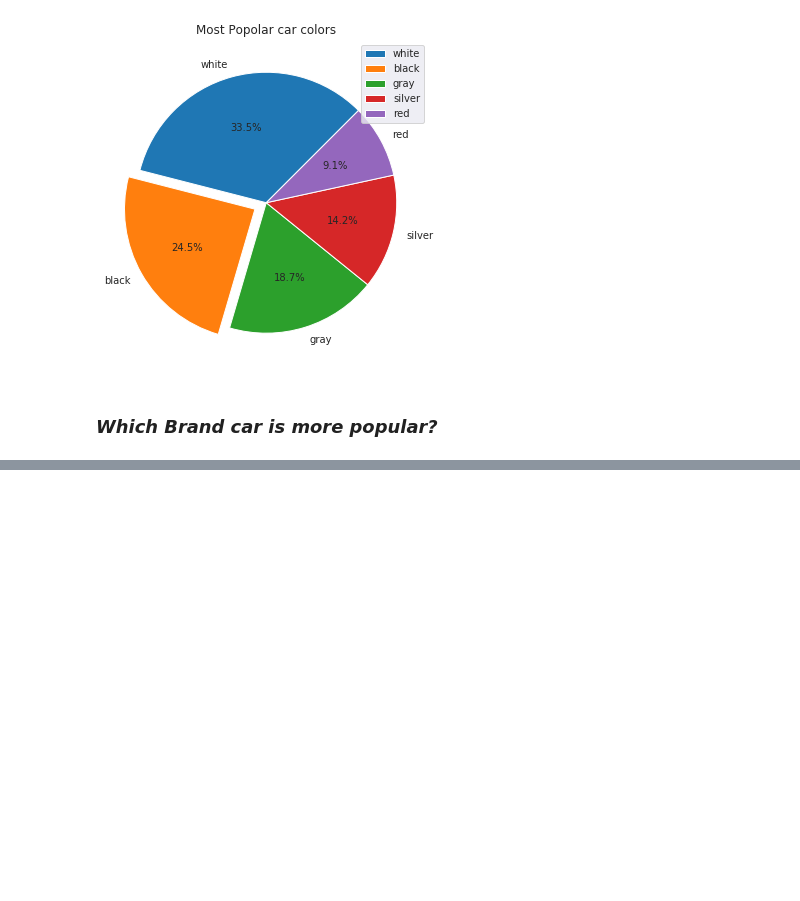
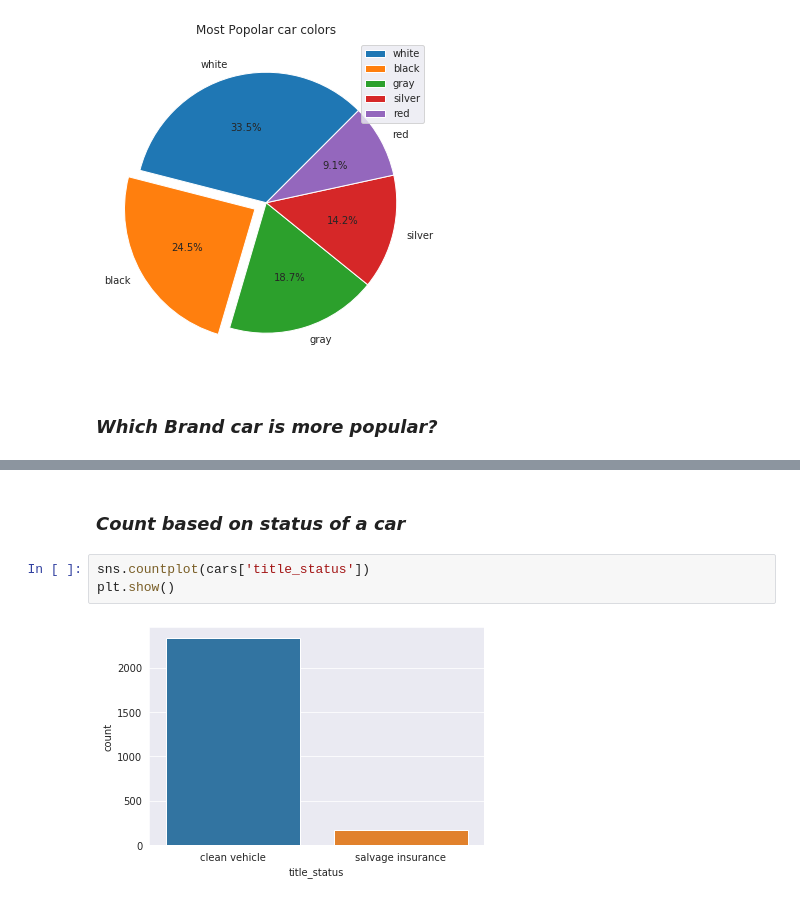
Before and after one commit to Dharani-Arumugam/PostGraduate-Diploma-DataScience, a Jupyter notebook: USA_Car_DatasetAnalysis/USA_CAR_Dataset_Visualization.ipynb, the cells around one changed output, grey strips where cells are left out. Drawn from its saved outputs; the diff is of its cells as text; blank space fills up the shorter version.

```diff
--- a/USA_Car_DatasetAnalysis/USA_CAR_Dataset_Visualization.ipynb
+++ b/USA_Car_DatasetAnalysis/USA_CAR_Dataset_Visualization.ipynb
@@ -230,0 +231,7 @@ plt.show()
+# %% [markdown]
+### *Count based on status of a car*
+# %%
+sns.countplot(cars['title_status'])
+plt.show()
+# %% [output]
+[figure, added]
```
Also changed, not shown: parts of 8 cells of this notebook.
